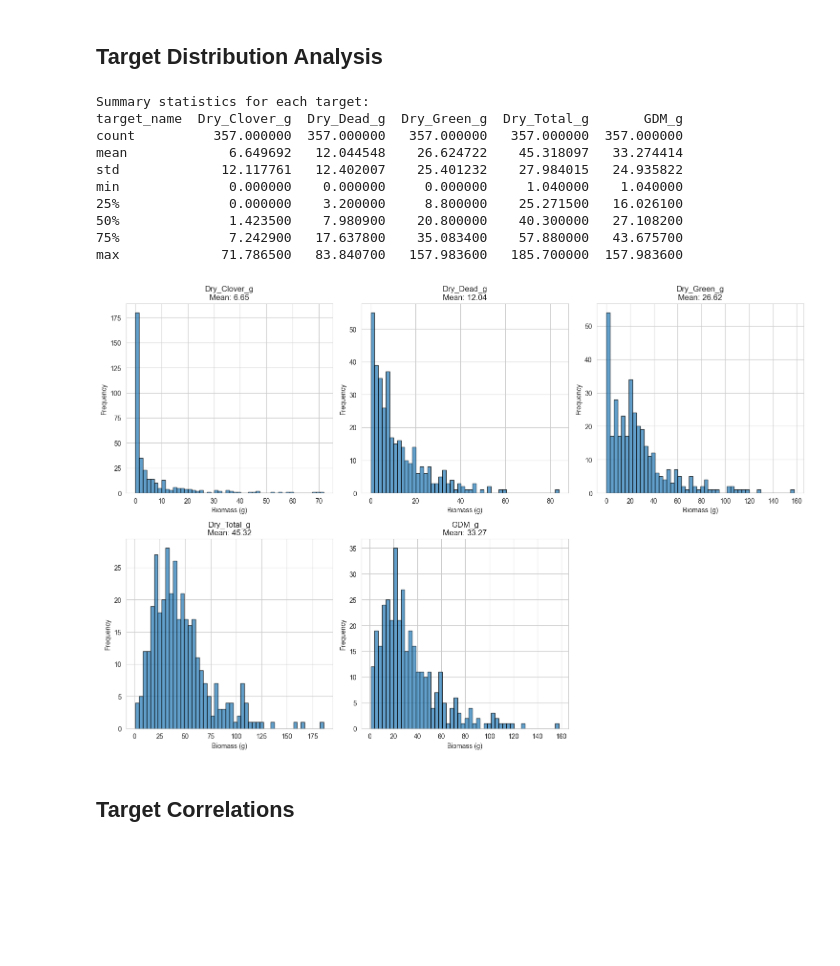
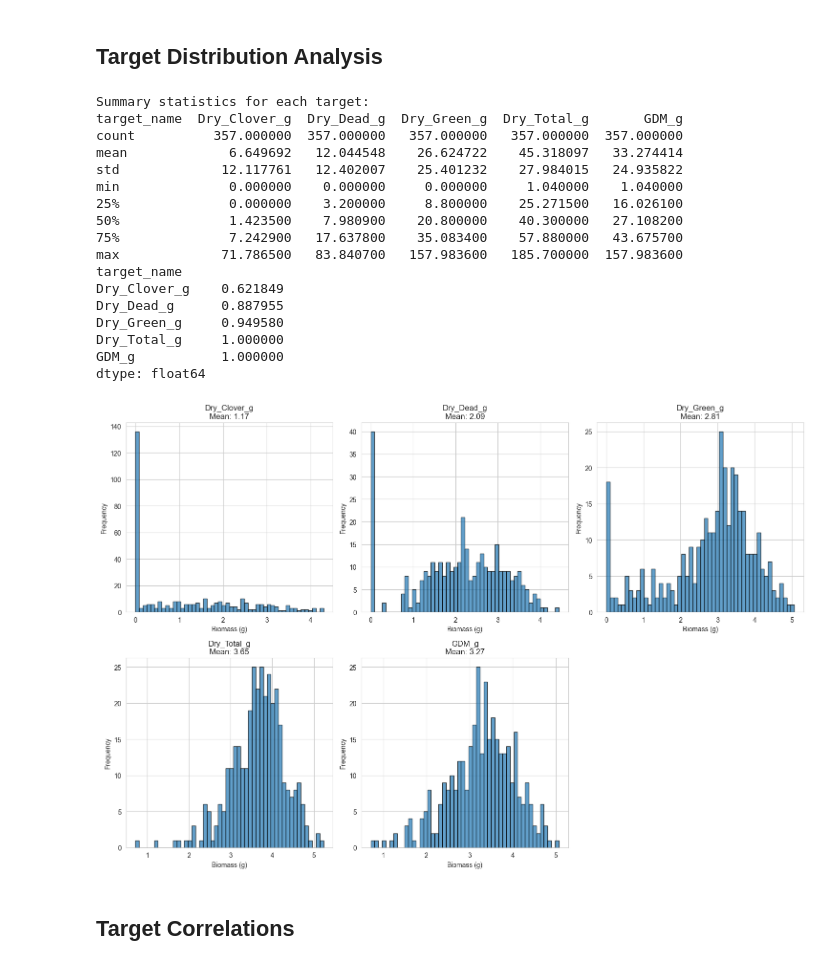
Before and after one commit to EWitting/csir-biomass, a Jupyter notebook: notebooks/eda.ipynb, the cells around one changed output. Cells and saved outputs as stored; diff of their text form; code cells hidden in the pictures; blank space fills up the shorter version.

Commit message:
group split

```diff
--- a/notebooks/eda.ipynb
+++ b/notebooks/eda.ipynb
@@ -42,3 +42,18 @@ Unique images in test: 1
 | 7 | ID1012260530__Dry_Green_g | train/ID1012260530.jpg | 2015/4/1 | NSW | Lucerne | 0.55 | 16.0000 | Dry_Green_g | ... |
 | 8 | ID1012260530__Dry_Total_g | train/ID1012260530.jpg | 2015/4/1 | NSW | Lucerne | 0.55 | 16.0000 | Dry_Total_g | ... |
 | 9 | ID1012260530__GDM_g | train/ID1012260530.jpg | 2015/4/1 | NSW | Lucerne | 0.55 | 16.0000 | GDM_g | ... |
+# %%
+def month_to_season(month):
+    """Maps month (int) to season (str) for Southern Hemisphere (Australia)."""
+    if month in [3, 4, 5]:
+        return 'Spring'
+    elif month in [6, 7, 8]:
+        return 'Summer'
+    elif month in [9, 10, 11]:
+        return 'Fall'
+    else:
+        return 'Winter'
+train_df['season'] = pd.to_datetime(train_df['Sampling_Date']).dt.month.map(month_to_season)
+# Show a table of the number of unique sampling dates by season and state
+season_state_table = train_df.groupby(['season', 'State'])['Sampling_Date'].nunique().unstack().fillna(0).astype(int)
+display(season_state_table.style.background_gradient(cmap='YlGnBu').set_caption("Unique Sampling Dates by Season and State"))
@@ -53,34 +81,48 @@ targets_pivot = train_df.pivot_table(
     aggfunc='first'
 )
 
 print("Summary statistics for each target:")
 print(targets_pivot.describe())
 
+print(targets_pivot.gt(0).mean())
+
 # Plot distribution
 fig, axes = plt.subplots(2, 3, figsize=(15, 10))
 axes = axes.flatten()
+
+# apply logarithm to everything
+import numpy as np
+targets_pivot = np.log1p(targets_pivot)
+
 
 for i, target in enumerate(sorted(targets_pivot.columns)):
     axes[i].hist(targets_pivot[target], bins=50, edgecolor='black', alpha=0.7)
     axes[i].set_title(f'{target}\nMean: {targets_pivot[target].mean():.2f}')
     axes[i].set_xlabel('Biomass (g)')
     axes[i].set_ylabel('Frequency')
 
 fig.delaxes(axes[5])
 plt.tight_layout()
 plt.show()
 # %% [output]
 Summary statistics for each target:
 target_name  Dry_Clover_g  Dry_Dead_g  Dry_Green_g  Dry_Total_g       GDM_g
 count          357.000000  357.000000   357.000000   357.000000  357.000000
 mean             6.649692   12.044548    26.624722    45.318097   33.274414
 std             12.117761   12.402007    25.401232    27.984015   24.935822
 min              0.000000    0.000000     0.000000     1.040000    1.040000
 25%              0.000000    3.200000     8.800000    25.271500   16.026100
 50%              1.423500    7.980900    20.800000    40.300000   27.108200
 75%              7.242900   17.637800    35.083400    57.880000   43.675700
 max             71.786500   83.840700   157.983600   185.700000  157.983600
+target_name
+Dry_Clover_g    0.621849
+Dry_Dead_g      0.887955
+Dry_Green_g     0.949580
+Dry_Total_g     1.000000
+GDM_g           1.000000
+dtype: float64
-[figure, old version]
+[figure, new version]
 # %% [markdown]
 ## Target Correlations
 # %%
```
Also changed, not shown: parts of 2 cells of this notebook, 15 other files.
